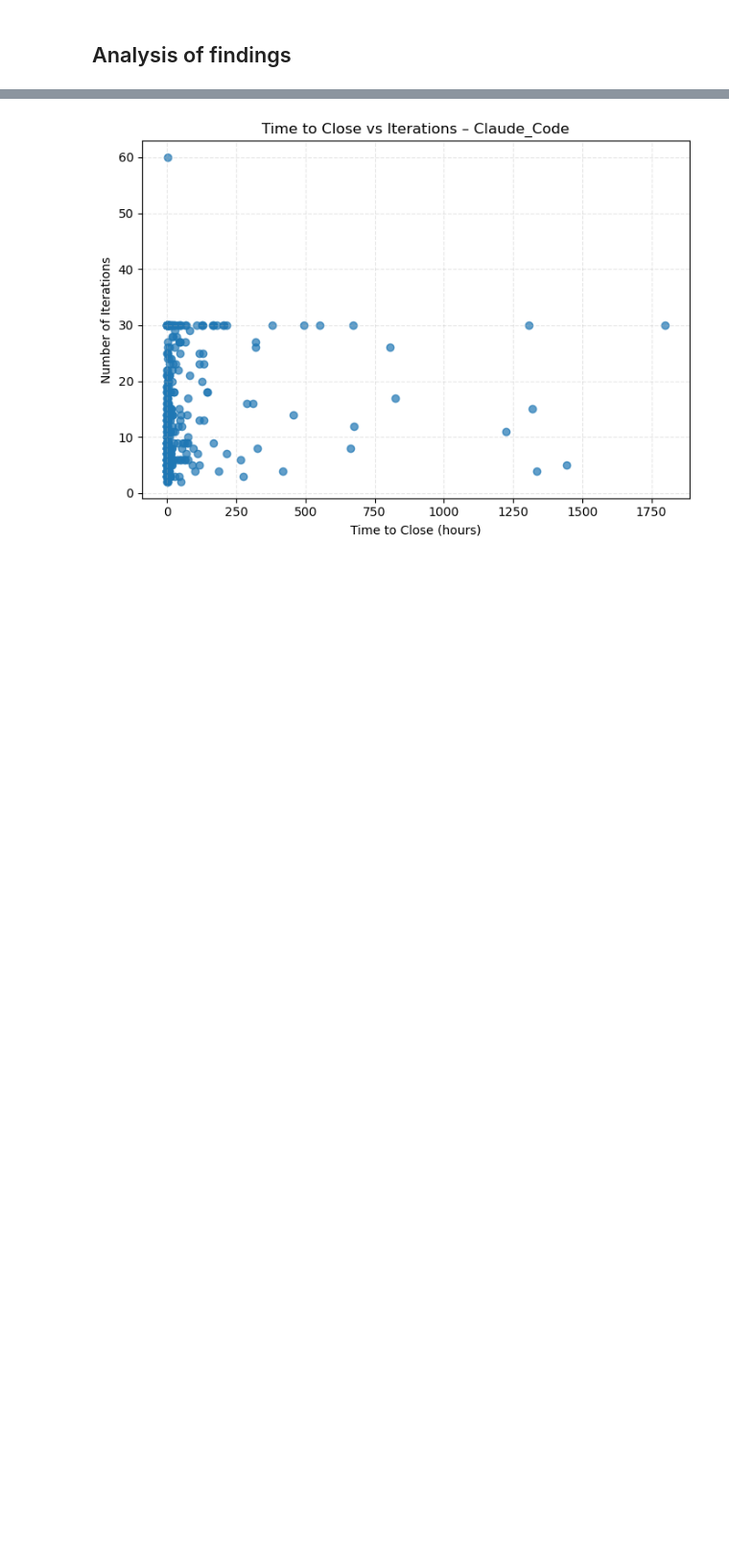
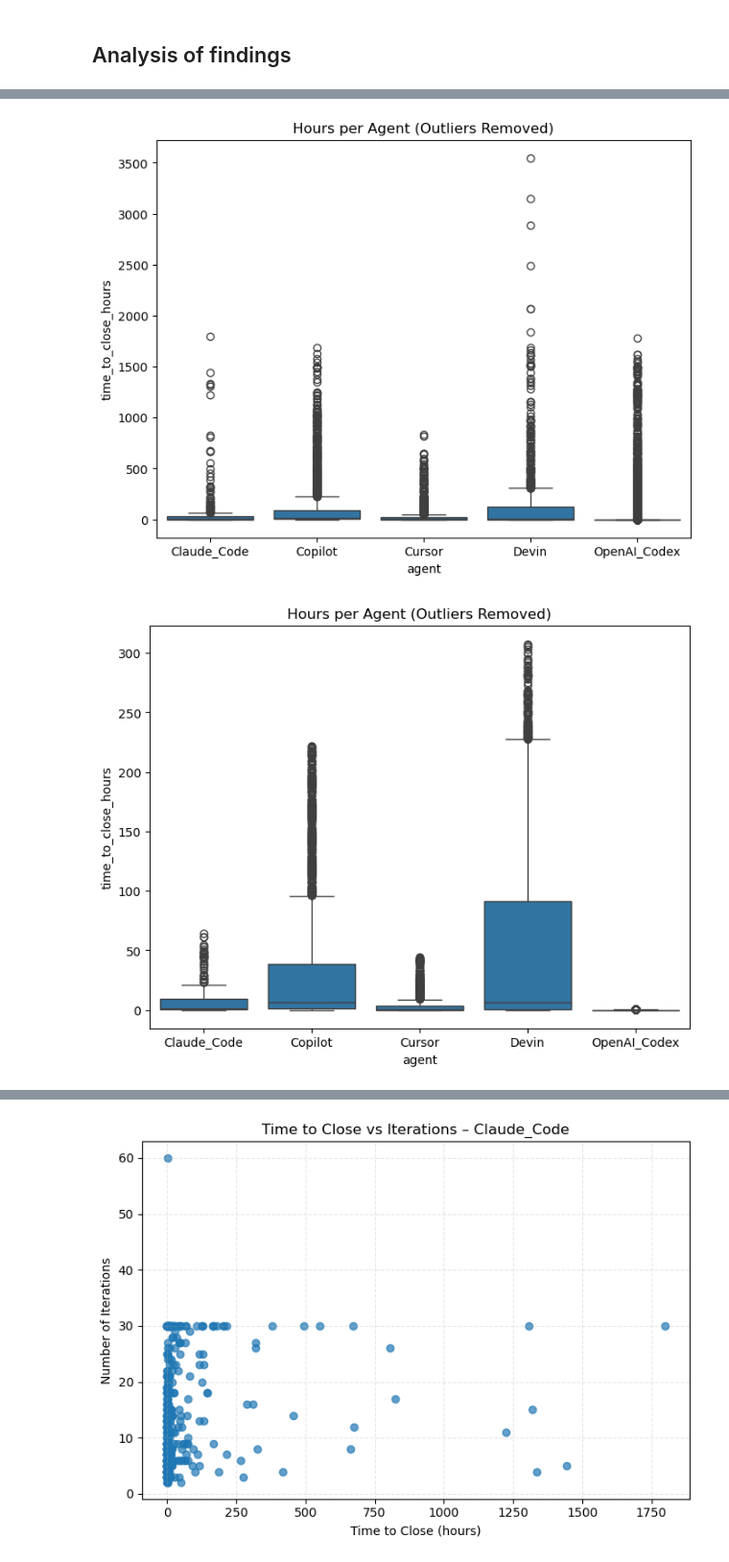
Before and after one commit to mzikkhan/effifiency_of_coding_agents, a Jupyter notebook: rq_1.ipynb, the cells around one changed output, grey strips where cells are left out. Shown at 96% size. Saved outputs shown, nothing was run; the diff lists cells and outputs as text; code cells hidden in the pictures; blank space fills up the shorter version.

```diff
--- a/rq_1.ipynb
+++ b/rq_1.ipynb
@@ -166,0 +179,32 @@ print(summary)
+# %%
+def remove_outliers_iqr(df, col):
+    Q1 = df[col].quantile(0.25)
+    Q3 = df[col].quantile(0.75)
+    IQR = Q3 - Q1
+
+    lower = Q1 - 1.5 * IQR
+    upper = Q3 + 1.5 * IQR
+
+    return df[(df[col] >= lower) & (df[col] <= upper)]
+# %%
+df_filtered = final_df.groupby('agent', group_keys=False).apply(
+    lambda g: remove_outliers_iqr(g, 'time_to_close_hours')
+)
+
+order = ["Claude_Code", "Copilot", "Cursor", "Devin", "OpenAI_Codex"]
+
+plt.figure(figsize=(8, 6))
+sns.boxplot(data=final_df, x='agent', y='time_to_close_hours',order=order)
+plt.title("Hours per Agent (Outliers Removed)")
+plt.show()
+
+
+import seaborn as sns
+
+plt.figure(figsize=(8, 6))
+sns.boxplot(data=df_filtered, x='agent', y='time_to_close_hours',order=order)
+plt.title("Hours per Agent (Outliers Removed)")
+plt.show()
+# %% [output]
+[figure, added]
+[figure, added]
```
Also changed, not shown: parts of 3 cells of this notebook.
